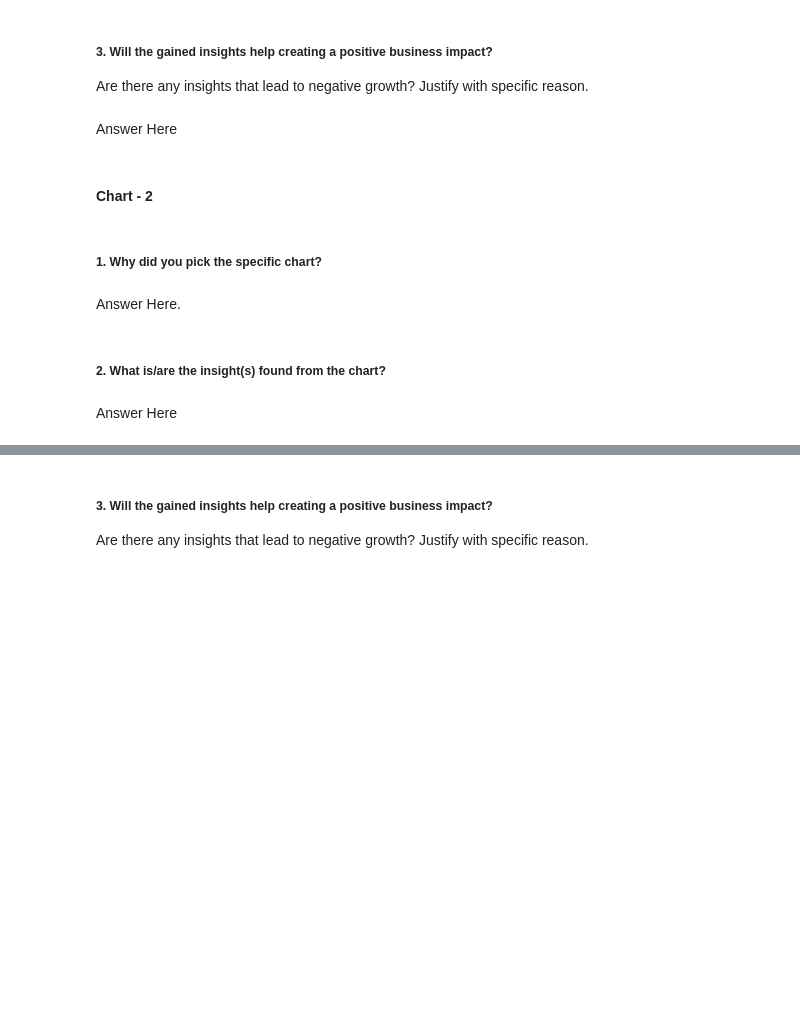
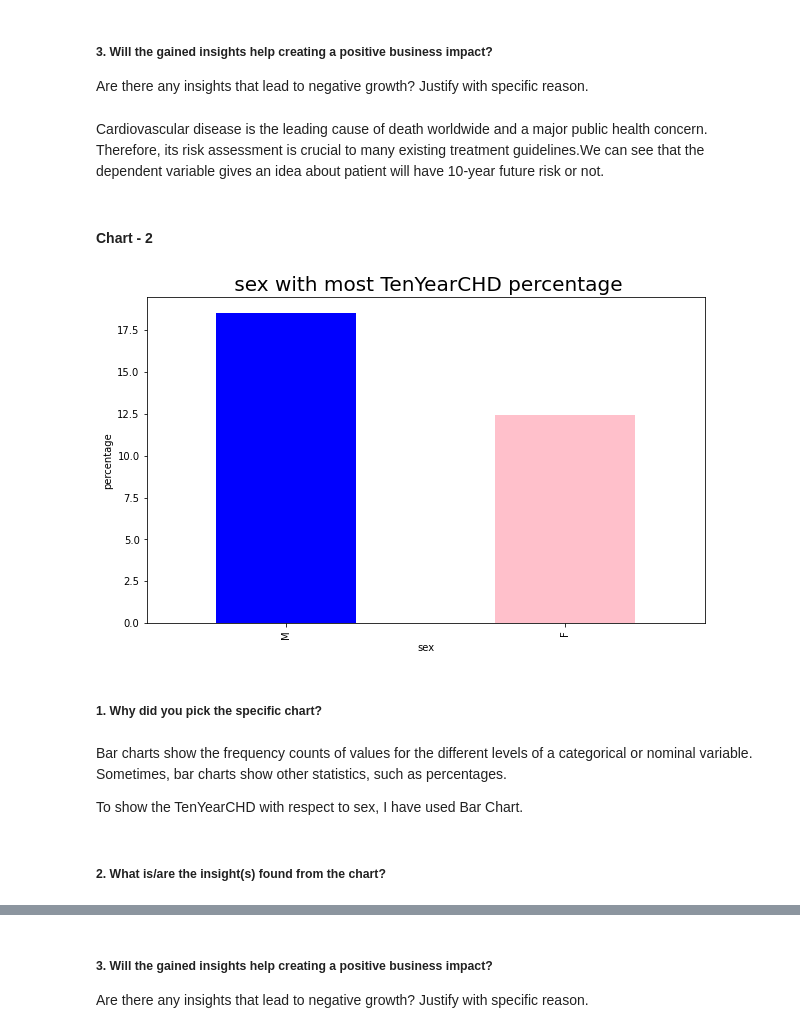
Before and after one commit to Prasannark48/Cardiovascular-risk-prediction---ML-Capstone-Project-2, a Jupyter notebook: Cardiovascular_Risk_Prediction.ipynb, the cells around one changed output, grey strips where cells are left out. Drawn from its saved outputs; the diff is of its cells as text; code cells hidden in the pictures; blank space fills up the shorter version.

```diff
--- a/Cardiovascular_Risk_Prediction.ipynb
+++ b/Cardiovascular_Risk_Prediction.ipynb
@@ -341,7 +431,7 @@ Answer Here
 # %% [markdown]
 ##### 3. Will the gained insights help creating a positive business impact?
 Are there any insights that lead to negative growth? Justify with specific reason.
-# %% [markdown]
-Answer Here
+# %% [markdown]
+Cardiovascular disease is the leading cause of death worldwide and a major public health concern. Therefore, its risk assessment is crucial to many existing treatment guidelines.We can see that the dependent variable gives an idea about patient will have 10-year future risk or not.
 # %% [markdown]
 #### Chart - 2
@@ -350,8 +438,19 @@ Answer Here
+# %%
+# Chart - 2 visualization code
+plt.rcParams['figure.figsize'] = (10, 6)
+color = plt.cm.copper(np.linspace(0, 0.5, 20))
+((df.groupby(['sex'])['TenYearCHD'].mean())*100).sort_values(ascending = False).plot.bar(color = ['blue','pink'])
+plt.title(" sex with most TenYearCHD percentage", fontsize = 20)
+plt.xlabel('sex', fontsize = 10)
+plt.ylabel('percentage', fontsize = 10)
+plt.show()
+# %% [output]
+[figure, added]
 # %% [markdown]
 ##### 1. Why did you pick the specific chart?
-# %% [markdown]
-Answer Here.
+# %% [markdown]
+Bar charts show the frequency counts of values for the different levels of a categorical or nominal variable. Sometimes, bar charts show other statistics, such as percentages.
+
+To show the TenYearCHD with respect to sex, I have used Bar Chart.
 # %% [markdown]
 ##### 2. What is/are the insight(s) found from the chart?
-# %% [markdown]
-Answer Here
```
Also changed, not shown: parts of 206 cells of this notebook.
